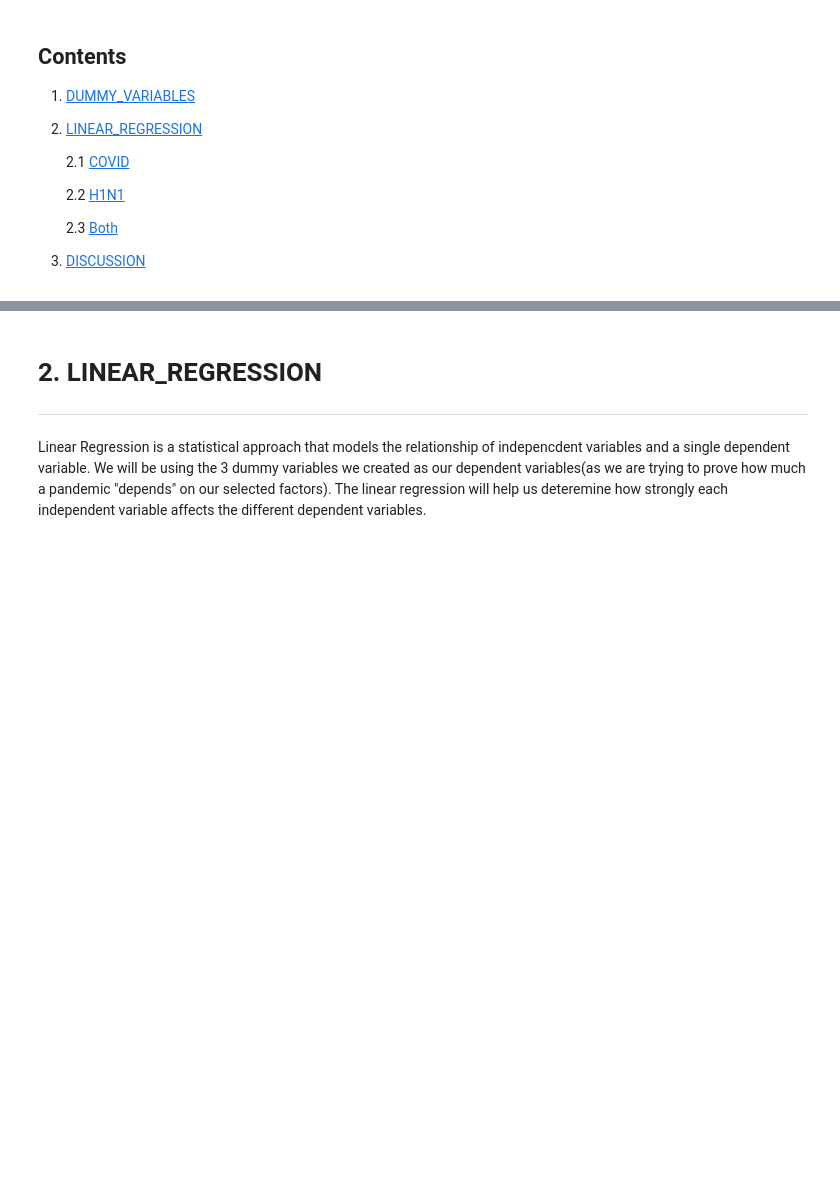
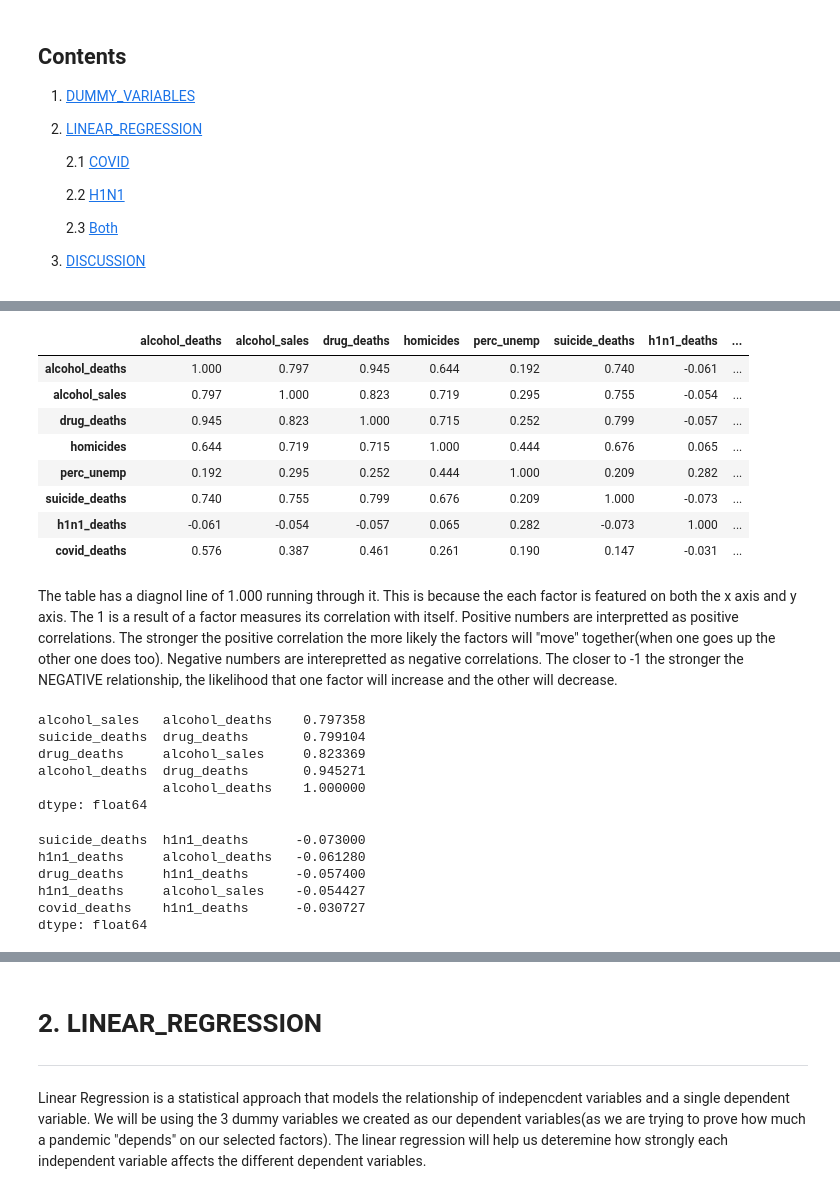
Before and after one commit to nmcdowell00/python_for_the_datajam, a Jupyter notebook: Linear_Regression.ipynb, the cells around one changed output, grey strips where cells are left out. Saved outputs shown, nothing was run; the diff lists cells and outputs as text; code cells hidden in the pictures; blank space fills up the shorter version.

```diff
--- a/Linear_Regression.ipynb
+++ b/Linear_Regression.ipynb
@@ -123,0 +63,34 @@ df.loc[df['covid_dum']==1]
+# %%
+df.corr().round(3)
+# %% [output]
+|  | alcohol_deaths | alcohol_sales | drug_deaths | homicides | perc_unemp | suicide_deaths | h1n1_deaths | ... |
+| alcohol_deaths | 1.000 | 0.797 | 0.945 | 0.644 | 0.192 | 0.740 | -0.061 | ... |
+| alcohol_sales | 0.797 | 1.000 | 0.823 | 0.719 | 0.295 | 0.755 | -0.054 | ... |
+| drug_deaths | 0.945 | 0.823 | 1.000 | 0.715 | 0.252 | 0.799 | -0.057 | ... |
+| homicides | 0.644 | 0.719 | 0.715 | 1.000 | 0.444 | 0.676 | 0.065 | ... |
+| perc_unemp | 0.192 | 0.295 | 0.252 | 0.444 | 1.000 | 0.209 | 0.282 | ... |
+| suicide_deaths | 0.740 | 0.755 | 0.799 | 0.676 | 0.209 | 1.000 | -0.073 | ... |
+| h1n1_deaths | -0.061 | -0.054 | -0.057 | 0.065 | 0.282 | -0.073 | 1.000 | ... |
+| covid_deaths | 0.576 | 0.387 | 0.461 | 0.261 | 0.190 | 0.147 | -0.031 | ... |
+# %% [markdown]
+The table has a diagnol line of 1.000 running through it. This is because the each factor is featured on both the x axis and y axis. The 1 is a result of a factor measures its correlation with itself. Positive numbers are interpretted as positive correlations. The stronger the positive correlation the more likely the factors will "move" together(when one goes up the other one does too). Negative numbers are interepretted as negative correlations. The closer to -1 the stronger the NEGATIVE relationship, the likelihood that one factor will increase and the other will decrease.
+# %%
+df.corr().unstack().sort_values().drop_duplicates().tail()
+# this command will output the strongest positive correlations
+# %% [output]
+alcohol_sales   alcohol_deaths    0.797358
+suicide_deaths  drug_deaths       0.799104
+drug_deaths     alcohol_sales     0.823369
+alcohol_deaths  drug_deaths       0.945271
+                alcohol_deaths    1.000000
+dtype: float64
+# %%
+df.corr().unstack().sort_values().drop_duplicates().head()
+# this command will output the strongest negative correlations
+# %% [output]
+suicide_deaths  h1n1_deaths      -0.073000
+h1n1_deaths     alcohol_deaths   -0.061280
+drug_deaths     h1n1_deaths      -0.057400
+h1n1_deaths     alcohol_sales    -0.054427
+covid_deaths    h1n1_deaths      -0.030727
+dtype: float64
```
Also changed, not shown: parts of 45 cells of this notebook, 16 other files.
